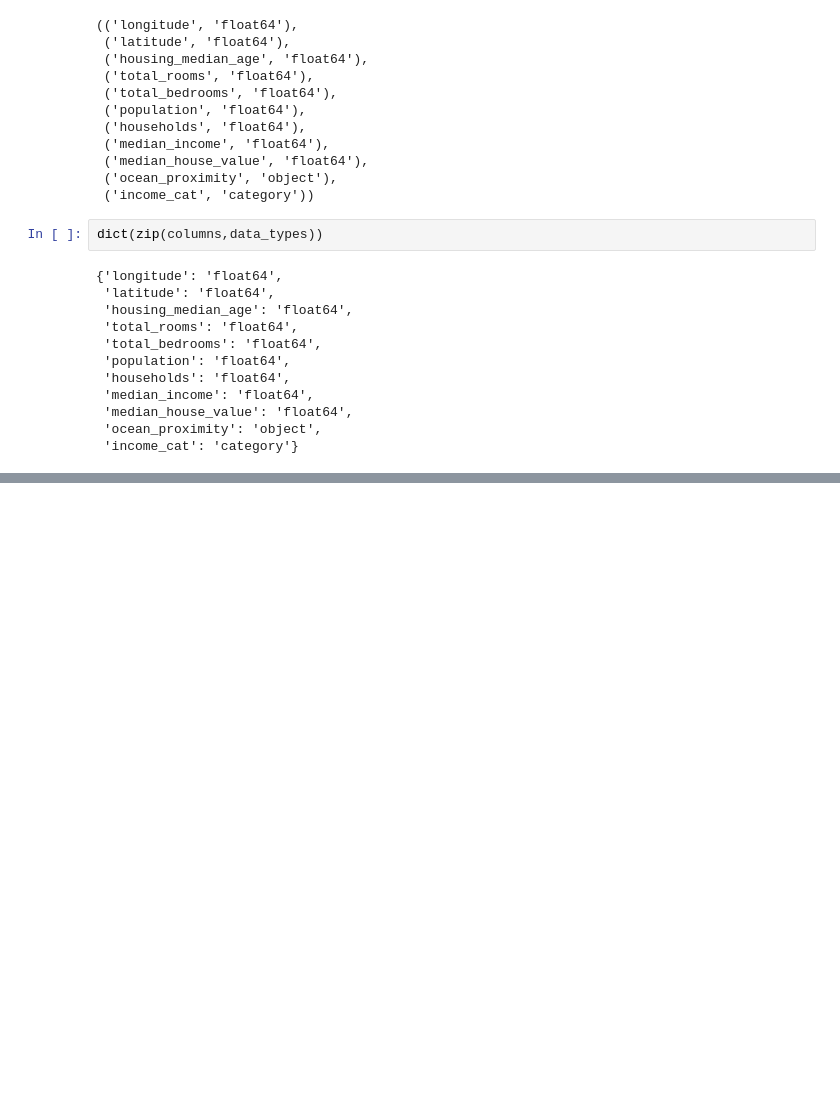
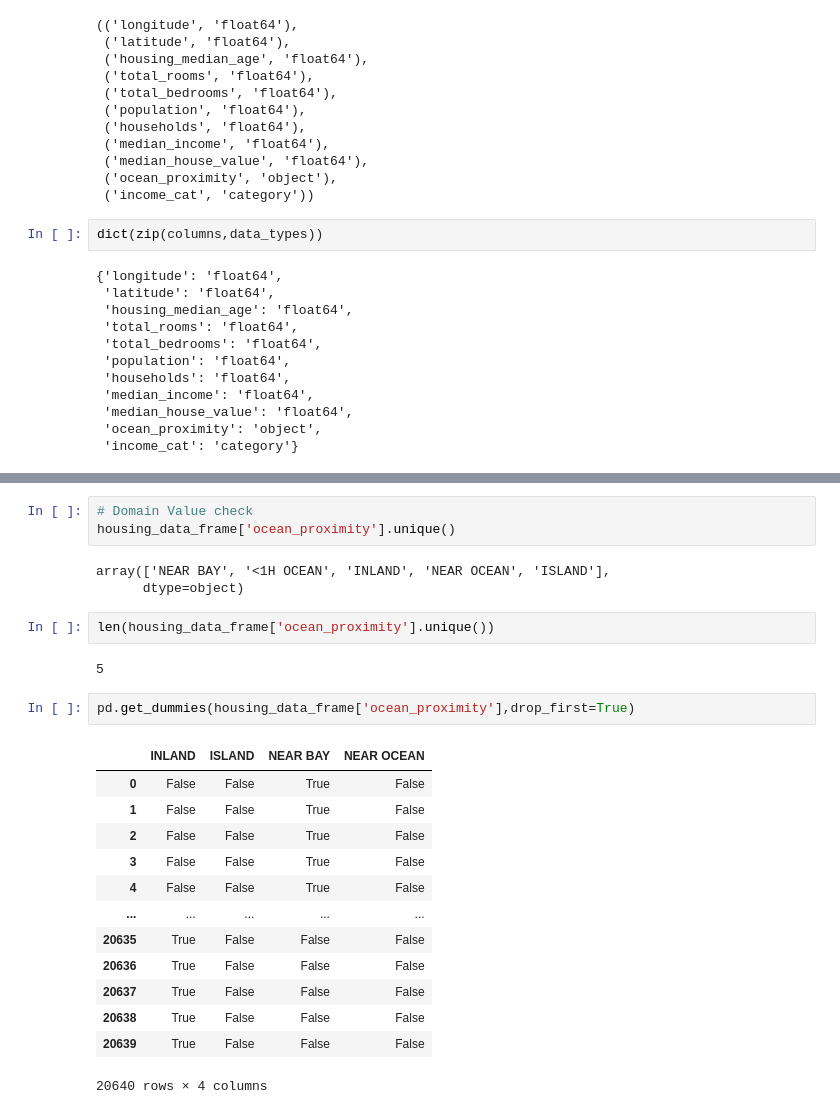
Before and after one commit to amargajula123/MLOps_California_House_Price_Prediction, a Jupyter notebook: notebook/strata_split.ipynb, the cells around one changed output, grey strips where cells are left out. Cells and saved outputs as stored; diff of their text form; blank space fills up the shorter version.

```diff
--- a/notebook/strata_split.ipynb
+++ b/notebook/strata_split.ipynb
@@ -344,0 +353,26 @@ dict(zip(columns,data_types))
+# %%
+# Domain Value check
+housing_data_frame['ocean_proximity'].unique()
+# %% [output]
+array(['NEAR BAY', '<1H OCEAN', 'INLAND', 'NEAR OCEAN', 'ISLAND'],
+      dtype=object)
+# %%
+len(housing_data_frame['ocean_proximity'].unique())
+# %% [output]
+5
+# %%
+pd.get_dummies(housing_data_frame['ocean_proximity'],drop_first=True)
+# %% [output]
+|  | INLAND | ISLAND | NEAR BAY | NEAR OCEAN |
+| 0 | False | False | True | False |
+| 1 | False | False | True | False |
+| 2 | False | False | True | False |
+| 3 | False | False | True | False |
+| 4 | False | False | True | False |
+| ... | ... | ... | ... | ... |
+| 20635 | True | False | False | False |
+| 20636 | True | False | False | False |
+| 20637 | True | False | False | False |
+| 20638 | True | False | False | False |
+| 20639 | True | False | False | False |
+20640 rows × 4 columns
```
Also changed, not shown: parts of 5 cells of this notebook, 2 other files.
